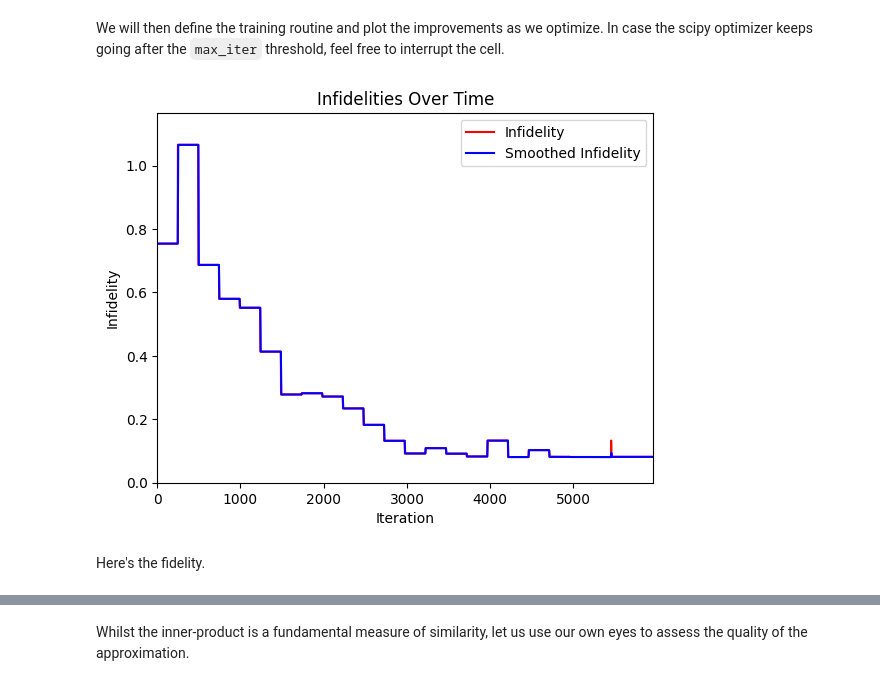
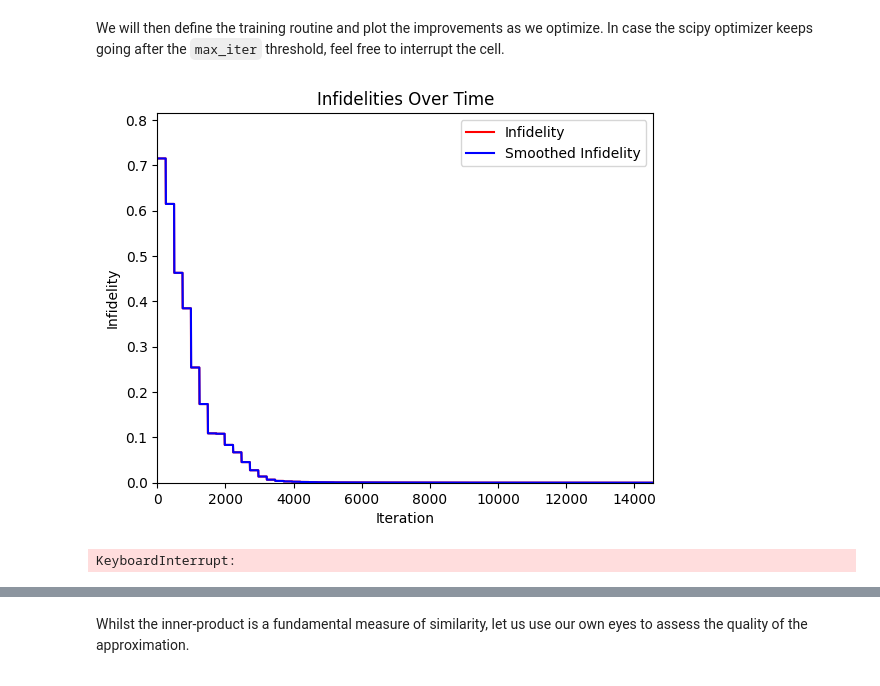
Before and after one commit to Qualition/quick, a Jupyter notebook: notebooks/Training Ansatzes.ipynb, the cells around one changed output, grey strips where cells are left out. Cells and saved outputs as stored; diff of their text form; code cells hidden in the pictures.

```diff
--- a/notebooks/Training Ansatzes.ipynb
+++ b/notebooks/Training Ansatzes.ipynb
@@ -74,7 +74,7 @@ infidelities = []
 def cost_function(thetas, shape) -> complex:
     ansatz.thetas = reshape(thetas, shape)
 
-    infidelity = 1 - target_state.conj().T @ ansatz.ansatz.get_statevector()
+    infidelity = 1 - abs(target_state.conj().T @ ansatz.ansatz.get_statevector())
 
     infidelities.append(infidelity)
     update_plot(infidelities)
@@ -94,33 +94,32 @@ ax.legend()
 
 # Function to update the plot
 def update_plot(new_data):
     line.set_xdata(range(len(new_data)))
     line.set_ydata(new_data)
 
     # Calculate the moving average
     window_size = 5
     if len(new_data) >= window_size:
         smoothed_data = np.convolve(new_data, np.ones(window_size)/window_size, mode='valid')
         smooth_line.set_xdata(range(window_size-1, len(new_data)))
         smooth_line.set_ydata(smoothed_data)
 
     ax.set_xlim(0, len(new_data))
     ax.set_ylim(0, max(new_data) + 0.1)
     clear_output(wait=True)
     display(fig)
     plt.pause(0.1)
 
 # Initial parameters for the ansatz
 initial_params, shape = flatten(ansatz.thetas)
 
 # Define bounds for each parameter to be between 0 and 2*pi
 bounds = [(0, 2*np.pi) for _ in initial_params]
 
 # Perform the optimization
 result = minimize(cost_function, initial_params, args=(shape), method="BFGS", options={'maxiter': 2000})
 
 plt.show()
 # %% [output]
-[figure, old version]
+[figure, new version]
+KeyboardInterrupt:
-# %% [markdown]
-Here's the fidelity.
```
Also changed, not shown: parts of 5 cells of this notebook.
